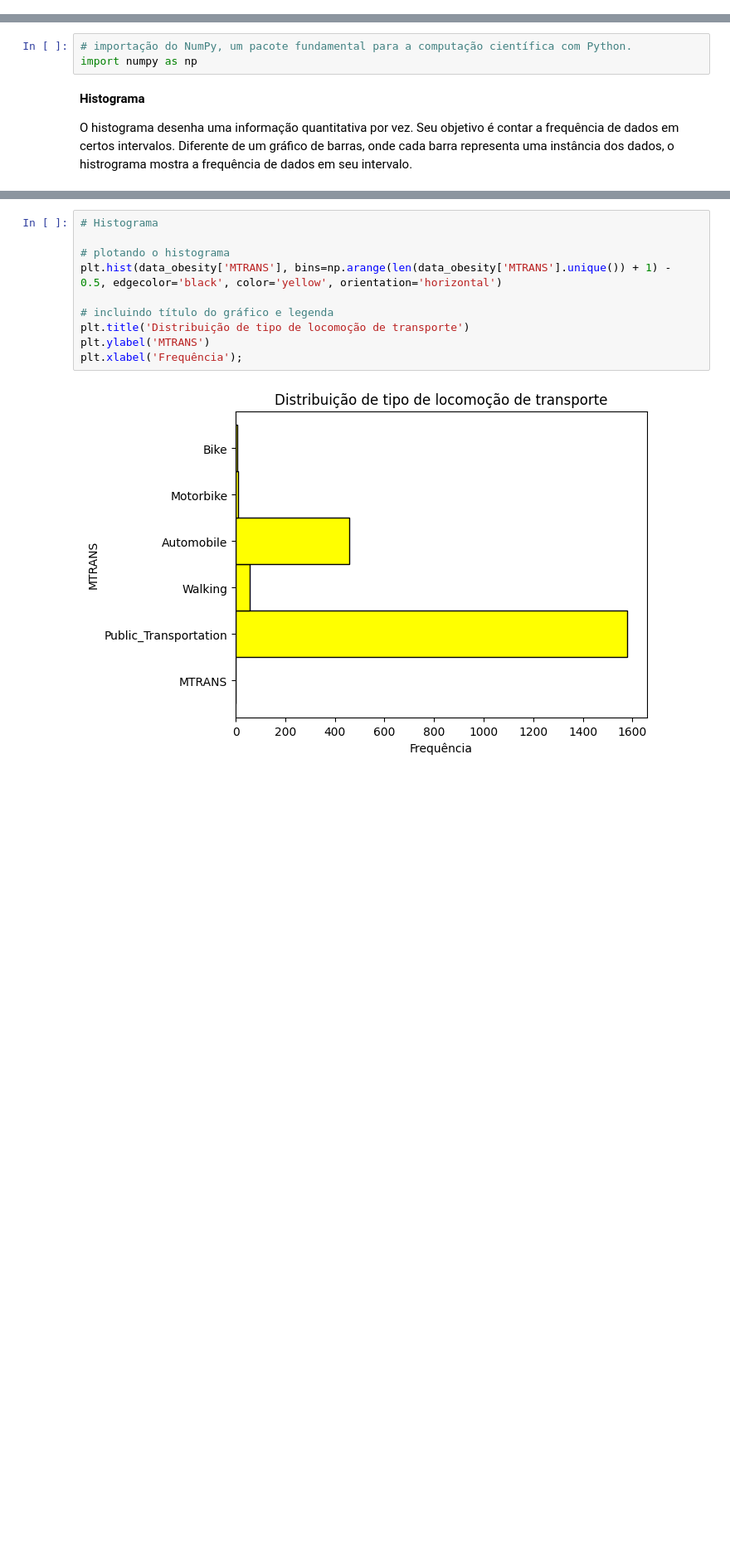
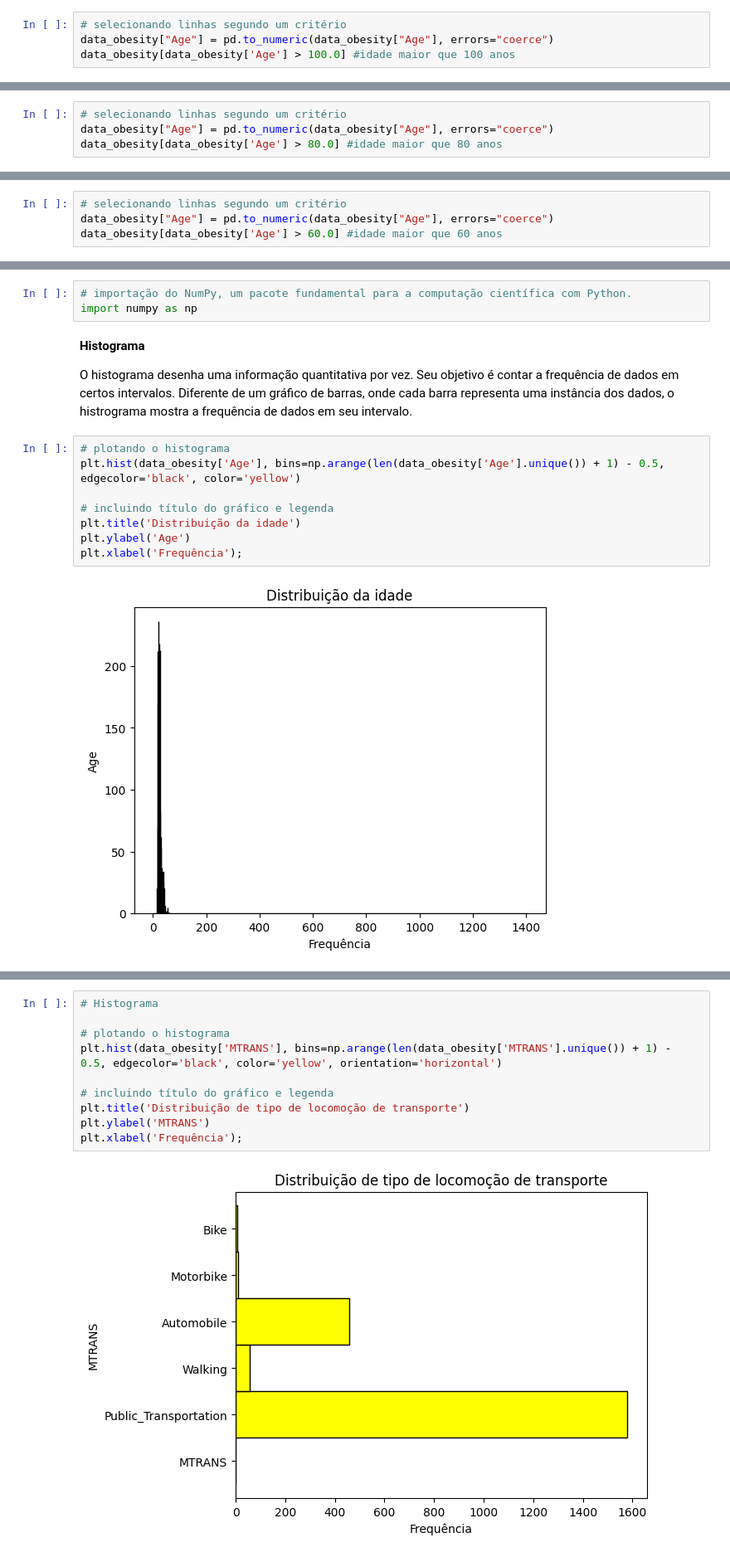
Before and after one commit to flamartini/PUCRIO_EAD_CIENCIA_DADOS, a Jupyter notebook: MVP_Níveis_de_obesidade.ipynb, the cells around one changed output, grey strips where cells are left out. Shown at 83% size. Saved outputs shown, nothing was run; the diff lists cells and outputs as text; blank space fills up the shorter version.

```diff
--- a/MVP_Níveis_de_obesidade.ipynb
+++ b/MVP_Níveis_de_obesidade.ipynb
@@ -435,3 +439,7 @@ data_obesity[data_obesity['Age'] > 50.0]
 | 1035 | Male | 50.832559 | 1.745528 | 82.130728 | yes | yes | 2 | 3 | Sometimes | no | ... |
 | 1089 | Male | 55.137881 | 1.657221 | 80.993213 | yes | yes | 2 | 3 | Sometimes | no | ... |
 | 1159 | Male | 55.022494 | 1.673394 | 80.400306 | yes | yes | 2 | 3 | Sometimes | no | ... |
+# %%
+# selecionando linhas segundo um critério
+data_obesity["Age"] = pd.to_numeric(data_obesity["Age"], errors="coerce")
+data_obesity[data_obesity['Age'] > 100.0] #idade maior que 100 anos
@@ -437,0 +449,4 @@ data_obesity[data_obesity['Age'] > 50.0]
+# %%
+# selecionando linhas segundo um critério
+data_obesity["Age"] = pd.to_numeric(data_obesity["Age"], errors="coerce")
+data_obesity[data_obesity['Age'] > 80.0] #idade maior que 80 anos
@@ -437,0 +456,4 @@ data_obesity[data_obesity['Age'] > 50.0]
+# %%
+# selecionando linhas segundo um critério
+data_obesity["Age"] = pd.to_numeric(data_obesity["Age"], errors="coerce")
+data_obesity[data_obesity['Age'] > 60.0] #idade maior que 60 anos
@@ -558,3 +584,13 @@ import numpy as np
 **Histograma**
 
 O histograma desenha uma informação quantitativa por vez. Seu objetivo é contar a frequência de dados em certos intervalos. Diferente de um gráfico de barras, onde cada barra representa uma instância dos dados, o histrograma mostra a frequência de dados em seu intervalo.
+# %%
+# plotando o histograma
+plt.hist(data_obesity['Age'], bins=np.arange(len(data_obesity['Age'].unique()) + 1) - 0.5, edgecolor='black', color='yellow')
+
+# incluindo título do gráfico e legenda
+plt.title('Distribuição da idade')
+plt.ylabel('Age')
+plt.xlabel('Frequência');
+# %% [output]
+[figure, added]
```
Also changed, not shown: parts of 17 cells of this notebook.
